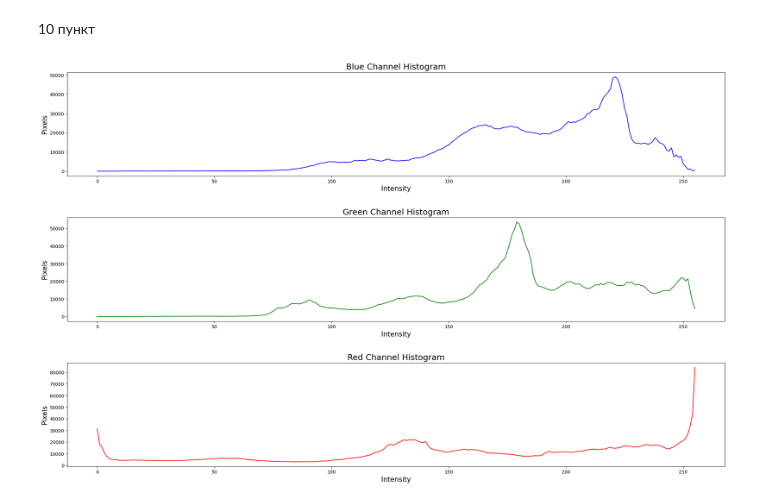
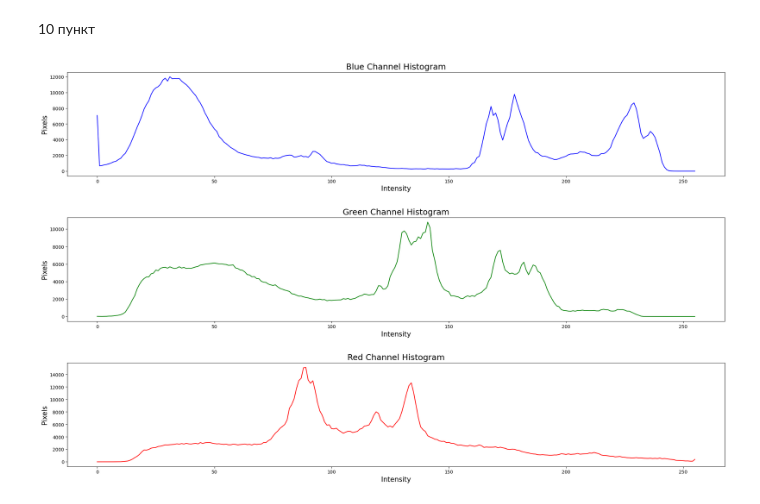
Before and after one commit to comandir26/Analysis, a Jupyter notebook: main.ipynb, the cells around one changed output. Drawn from its saved outputs; the diff is of its cells as text; code cells hidden in the pictures.

```diff
--- a/main.ipynb
+++ b/main.ipynb
@@ -180,7 +179,7 @@ Mean: 6884470.944167498
 # %% [markdown]
 9 пункт
 # %%
-def get_gists(data: pd.DataFrame, class_name: int) -> List[List[int]]:
+def get_gists(data: pd.DataFrame, class_name: int) -> List[np.ndarray]:
     """
     Возвращает 3 массива значений гистограммы по каждому каналу(b, g, r)
     Parameters
@@ -191,8 +190,8 @@ def get_gists(data: pd.DataFrame, class_name: int) -> List[List[int]]:
       Метка класса
     Returns
     -------
-    list
-    Массивы значений
+    list[np.ndarray]
+    Список векторов numpy
     """
     class_data = split_class(data, class_name)
     image = cv2.imread(class_data[class_data['Class'] == class_name]['AbsPath'][random.randint(0, 1002)])
@@ -204,32 +203,32 @@ def get_gists(data: pd.DataFrame, class_name: int) -> List[List[int]]:
 # %% [markdown]
 10 пункт
 # %%
-hists = get_gists(df, 0)
+hists = get_gists(df, 1)
 
 fig = plt.figure(figsize=(25, 15))
 plt.subplots_adjust(left=0.1, bottom=0.1, right=0.9, top=0.9, wspace=0.4, hspace=0.4)
 
 fig.add_subplot(3, 1, 1)
 plt.title('Blue Channel Histogram', fontsize = 18)
 plt.plot(hists[0], color = 'b')
 #plt.hist(hists[0], color='b')
 plt.xlabel('Intensity', fontsize = 15)
 plt.ylabel('Pixels', fontsize = 15)
 
 fig.add_subplot(3, 1, 2)
 plt.title('Green Channel Histogram', fontsize = 18)
 plt.plot(hists[1], color = 'g')
 #plt.hist(hists[1], color='g')
 plt.xlabel('Intensity', fontsize = 15)
 plt.ylabel('Pixels', fontsize = 15)
 
 fig.add_subplot(3, 1, 3)
 plt.title('Red Channel Histogram', fontsize = 18)
 plt.plot(hists[2], color = 'r')
 #plt.hist(hists[2], color='r')
 plt.xlabel('Intensity', fontsize = 15)
 plt.ylabel('Pixels', fontsize = 15)
 
 plt.show()
 # %% [output]
-[figure, old version]
+[figure, new version]
```
Also changed, not shown: parts of 7 cells of this notebook.
